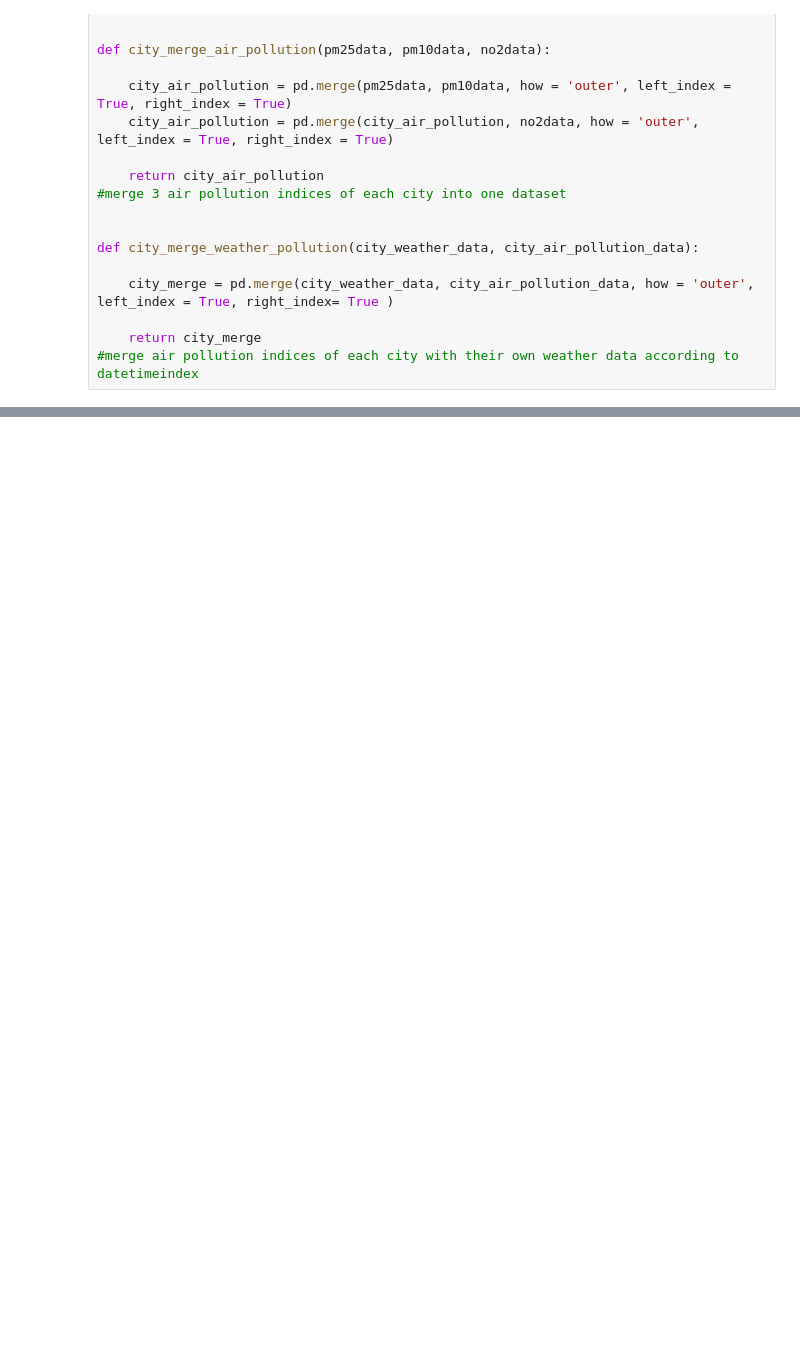
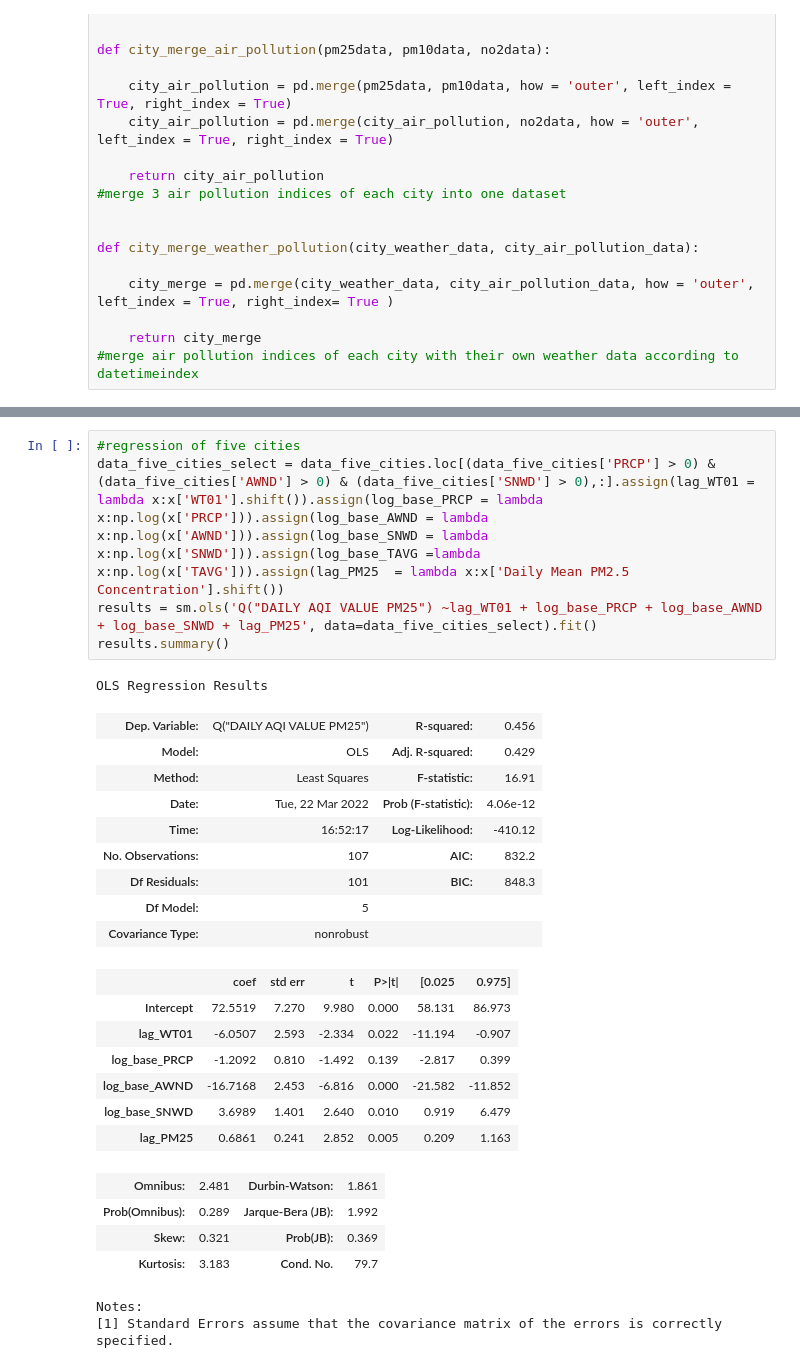
Before and after one commit to ywwang1314/python_midterm_project, a Jupyter notebook: code.ipynb, the cells around one changed output, grey strips where cells are left out. Drawn from its saved outputs; the diff is of its cells as text; blank space fills up the shorter version.

```diff
--- a/code.ipynb
+++ b/code.ipynb
@@ -485,0 +573,29 @@ plt.show()
+# %%
+#regression of five cities
+data_five_cities_select = data_five_cities.loc[(data_five_cities['PRCP'] > 0) & (data_five_cities['AWND'] > 0) & (data_five_cities['SNWD'] > 0),:].assign(lag_WT01 = lambda x:x['WT01'].shift()).assign(log_base_PRCP = lambda x:np.log(x['PRCP'])).assign(log_base_AWND = lambda x:np.log(x['AWND'])).assign(log_base_SNWD = lambda x:np.log(x['SNWD'])).assign(log_base_TAVG =lambda x:np.log(x['TAVG'])).assign(lag_PM25  = lambda x:x['Daily Mean PM2.5 Concentration'].shift())
+results = sm.ols('Q("DAILY AQI VALUE PM25") ~lag_WT01 + log_base_PRCP + log_base_AWND + log_base_SNWD + lag_PM25', data=data_five_cities_select).fit()
+results.summary()
+# %% [output]
+OLS Regression Results
+| Dep. Variable: | Q("DAILY AQI VALUE PM25") | R-squared: | 0.456 |
+| Model: | OLS | Adj. R-squared: | 0.429 |
+| Method: | Least Squares | F-statistic: | 16.91 |
+| Date: | Tue, 22 Mar 2022 | Prob (F-statistic): | 4.06e-12 |
+| Time: | 16:52:17 | Log-Likelihood: | -410.12 |
+| No. Observations: | 107 | AIC: | 832.2 |
+| Df Residuals: | 101 | BIC: | 848.3 |
+| Df Model: | 5 |  |  |
+| Covariance Type: | nonrobust |  |  |
+|  | coef | std err | t | P>|t| | [0.025 | 0.975] |
+| Intercept | 72.5519 | 7.270 | 9.980 | 0.000 | 58.131 | 86.973 |
+| lag_WT01 | -6.0507 | 2.593 | -2.334 | 0.022 | -11.194 | -0.907 |
+| log_base_PRCP | -1.2092 | 0.810 | -1.492 | 0.139 | -2.817 | 0.399 |
+| log_base_AWND | -16.7168 | 2.453 | -6.816 | 0.000 | -21.582 | -11.852 |
+| log_base_SNWD | 3.6989 | 1.401 | 2.640 | 0.010 | 0.919 | 6.479 |
+| lag_PM25 | 0.6861 | 0.241 | 2.852 | 0.005 | 0.209 | 1.163 |
+| Omnibus: | 2.481 | Durbin-Watson: | 1.861 |
+| Prob(Omnibus): | 0.289 | Jarque-Bera (JB): | 1.992 |
+| Skew: | 0.321 | Prob(JB): | 0.369 |
+| Kurtosis: | 3.183 | Cond. No. | 79.7 |
+Notes:
+[1] Standard Errors assume that the covariance matrix of the errors is correctly specified.
```
Also changed, not shown: parts of 5 cells of this notebook.
